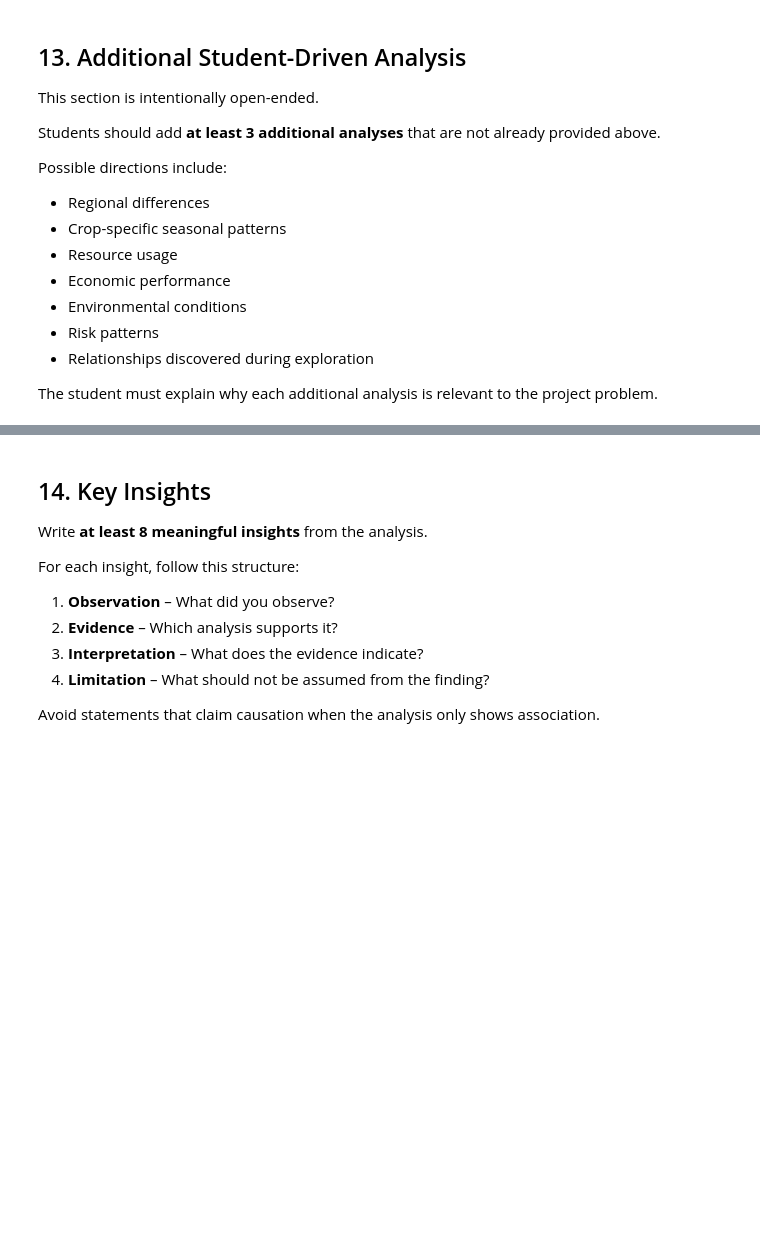
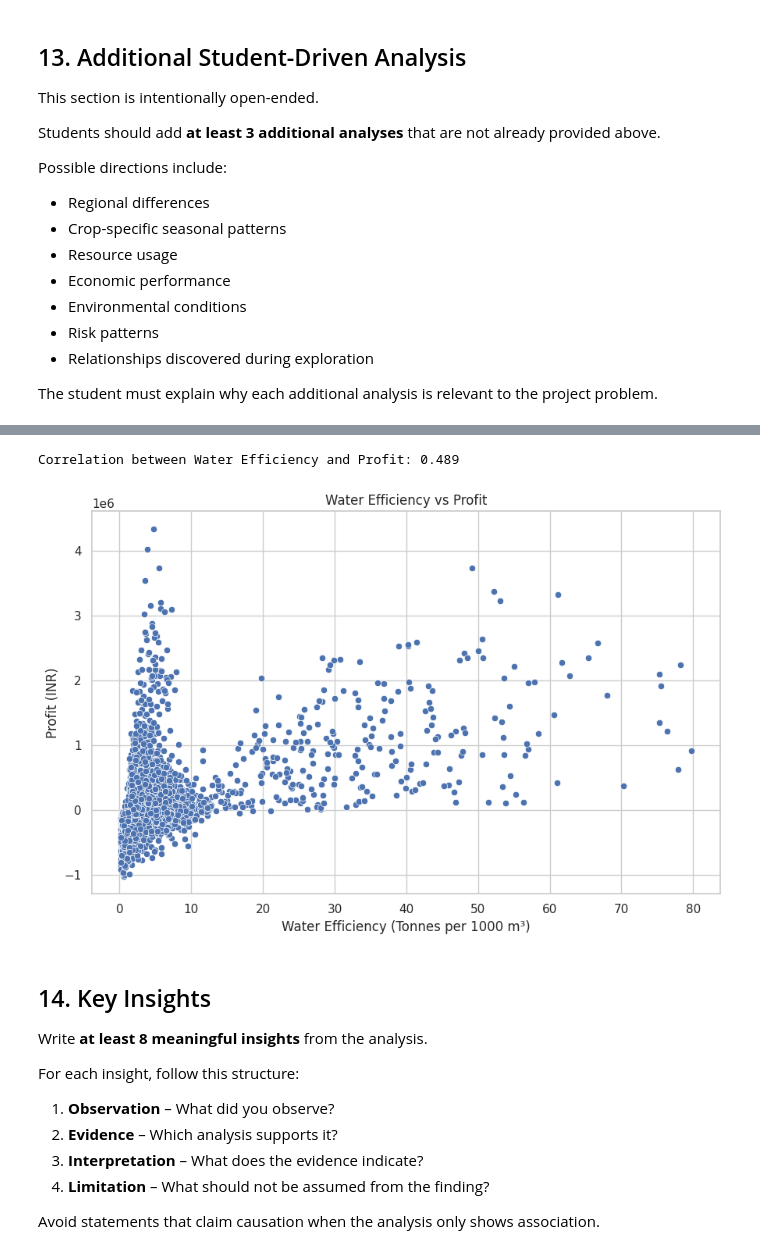
Before and after one commit to priyarana154/Seasonal-Agriculture-Performance-Analysis, a Jupyter notebook: Seasonal_Agriculture_Performance_Data_Analytics.ipynb, the cells around one changed output, grey strips where cells are left out. Drawn from its saved outputs; the diff is of its cells as text; code cells hidden in the pictures; blank space fills up the shorter version.

```diff
--- a/Seasonal_Agriculture_Performance_Data_Analytics.ipynb
+++ b/Seasonal_Agriculture_Performance_Data_Analytics.ipynb
@@ -877,6 +949,42 @@ The student must explain why each additional analysis is relevant to the project
 # %%
-# Student Analysis 3
-# Write your own analytical question here.
+# # Student Analysis 3
+# # Write your own analytical question here.
+# Question:
+# Does better water-use efficiency correspond to higher agricultural profit?
+
+# Analysis:
+# The relationship between Water Efficiency and Profit is analyzed using a scatter plot. This helps determine whether farms that use water more efficiently tend to achieve better financial performance.
+
+# Visualization:
+# Scatter plot between water-use efficiency and profit.
+
+# Interpretation:
+# A positive relationship would suggest that improving water efficiency may be associated with higher profits, while a weak relationship would indicate that profitability depends on several other factors as well.
+
+water_profit_corr = df[
+    ['Water_Efficiency_t_per_1000m3', 'Profit_INR']
+].corr().iloc[0, 1]
+
+print(f"Correlation between Water Efficiency and Profit: "
+      f"{water_profit_corr:.3f}")
+
+# Visualization
+plt.figure(figsize=(9, 6))
+
+sns.scatterplot(
+    data=df,
+    x='Water_Efficiency_t_per_1000m3',
+    y='Profit_INR'
+)
+
+plt.title('Water Efficiency vs Profit')
+plt.xlabel('Water Efficiency (Tonnes per 1000 m³)')
+plt.ylabel('Profit (INR)')
+plt.tight_layout()
+plt.show()
+# %% [output]
+Correlation between Water Efficiency and Profit: 0.489
+[figure, added]
 # %% [markdown]
 ## 14. Key Insights
 
```
Also changed, not shown: parts of 5 cells of this notebook.
